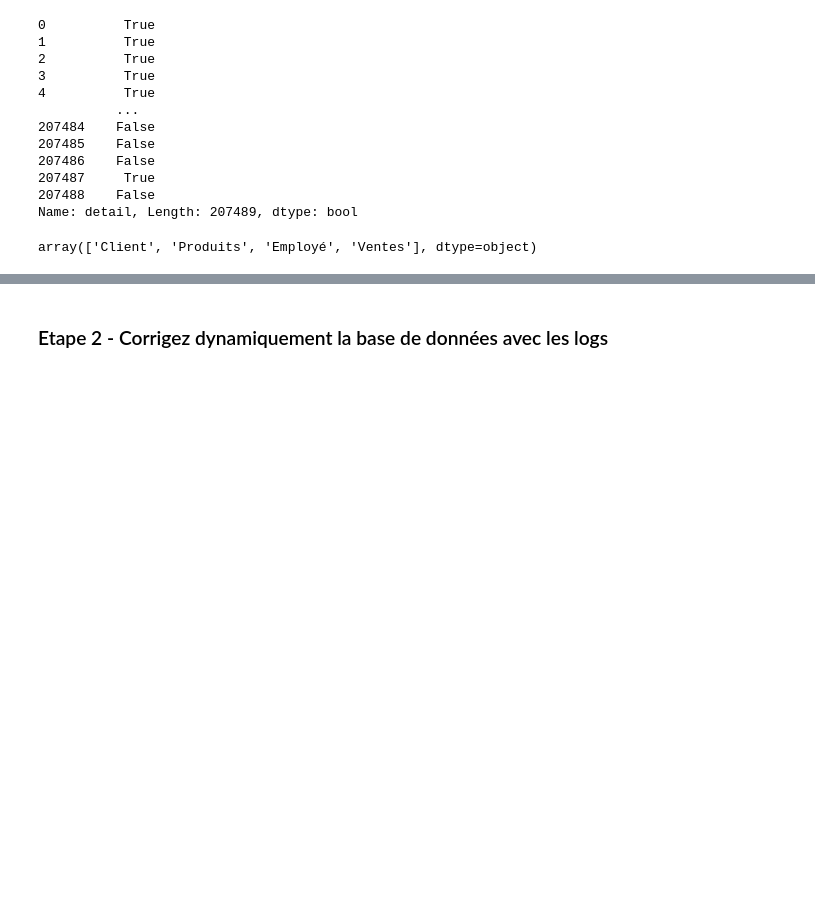
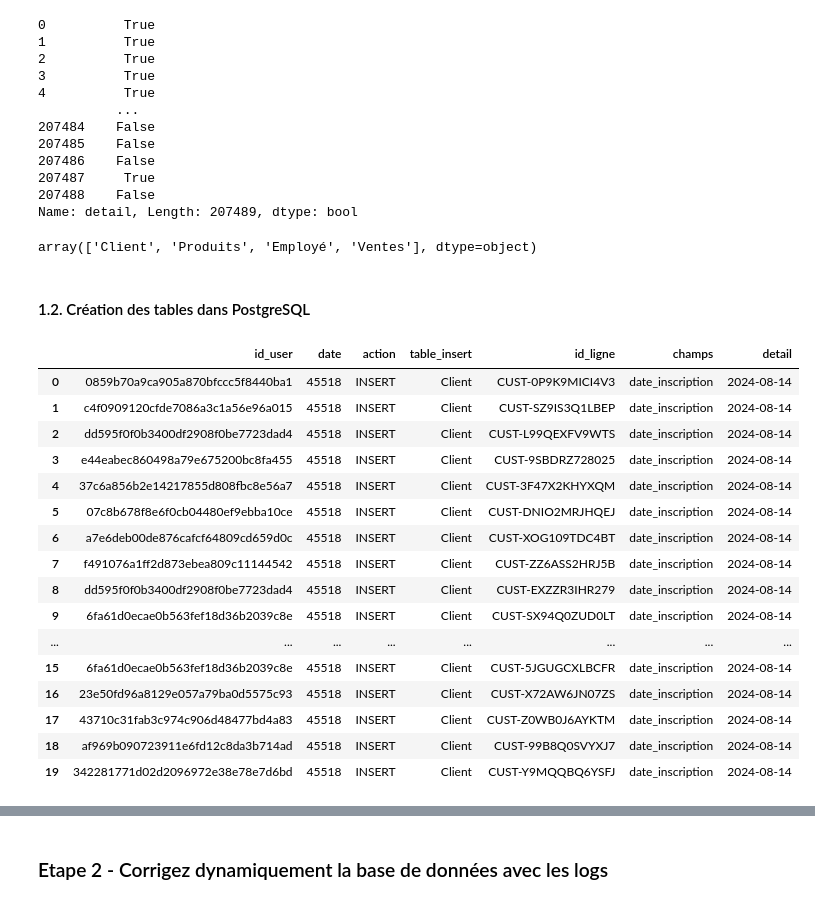
Before and after one commit to Sebules/Project_4_OpenClassrooms_Data_Engineer, a Jupyter notebook: Projet4-Sebastien.ipynb, the cells around one changed output, grey strips where cells are left out. Drawn from its saved outputs; the diff is of its cells as text; code cells hidden in the pictures; blank space fills up the shorter version.

```diff
--- a/Projet4-Sebastien.ipynb
+++ b/Projet4-Sebastien.ipynb
@@ -497,0 +545,13 @@ resultat
+# %%
+sql_command = """
+CREATE or REPLACE VIEW ca_arrondi AS(
+SELECT
+id_employe,
+SUM(ca_arrondie_par_employe) OVER() AS ca_arrondi
+FROM ca_per_employe
+);
+"""
+with engine.connect() as conn:
+    for cmd in sql_commands:
+        conn.execute(text(cmd))
+    conn.commit()
@@ -761,3 +845,46 @@ array(['Client', 'Produits', 'Employé', 'Ventes'], dtype=object)
 #     df = logs[logs['table_insert']==table]
 #     table = unidecode(table).lower()
 #     df.to_csv(chemin/f'Donnees/logs_{table}.csv',encoding='utf-8')
+# %% [markdown]
+#### 1.2. Création des tables dans PostgreSQL
+# %%
+sql_command = """
+CREATE TABLE IF NOT EXISTS logs_client (
+id_user VARCHAR NOT NULL,
+date INTEGER NOT NULL,
+action VARCHAR(10) NOT NULL,
+table_insert VARCHAR(10) NOT NULL,
+id_ligne VARCHAR(50) NOT NULL,
+champs VARCHAR(20) NOT NULL,
+detail DATE NOT NULL
+);
+"""
+with engine.connect() as conn:
+    for cmd in sql_commands:
+        conn.execute(text(cmd))
+    conn.commit()
+# %%
+sql_text = """
+SELECT * FROM logs_client;
+"""
+with engine.connect() as conn:
+    resultat=pd.read_sql(text(sql_text), conn)
+resultat
+# %% [output]
+|  | id_user | date | action | table_insert | id_ligne | champs | detail |
+| 0 | 0859b70a9ca905a870bfccc5f8440ba1 | 45518 | INSERT | Client | CUST-0P9K9MICI4V3 | date_inscription | 2024-08-14 |
+| 1 | c4f0909120cfde7086a3c1a56e96a015 | 45518 | INSERT | Client | CUST-SZ9IS3Q1LBEP | date_inscription | 2024-08-14 |
+| 2 | dd595f0f0b3400df2908f0be7723dad4 | 45518 | INSERT | Client | CUST-L99QEXFV9WTS | date_inscription | 2024-08-14 |
+| 3 | e44eabec860498a79e675200bc8fa455 | 45518 | INSERT | Client | CUST-9SBDRZ728025 | date_inscription | 2024-08-14 |
+| 4 | 37c6a856b2e14217855d808fbc8e56a7 | 45518 | INSERT | Client | CUST-3F47X2KHYXQM | date_inscription | 2024-08-14 |
+| 5 | 07c8b678f8e6f0cb04480ef9ebba10ce | 45518 | INSERT | Client | CUST-DNIO2MRJHQEJ | date_inscription | 2024-08-14 |
+| 6 | a7e6deb00de876cafcf64809cd659d0c | 45518 | INSERT | Client | CUST-XOG109TDC4BT | date_inscription | 2024-08-14 |
+| 7 | f491076a1ff2d873ebea809c11144542 | 45518 | INSERT | Client | CUST-ZZ6ASS2HRJ5B | date_inscription | 2024-08-14 |
+| 8 | dd595f0f0b3400df2908f0be7723dad4 | 45518 | INSERT | Client | CUST-EXZZR3IHR279 | date_inscription | 2024-08-14 |
+| 9 | 6fa61d0ecae0b563fef18d36b2039c8e | 45518 | INSERT | Client | CUST-SX94Q0ZUD0LT | date_inscription | 2024-08-14 |
+| ... | ... | ... | ... | ... | ... | ... | ... |
+| 15 | 6fa61d0ecae0b563fef18d36b2039c8e | 45518 | INSERT | Client | CUST-5JGUGCXLBCFR | date_inscription | 2024-08-14 |
+| 16 | 23e50fd96a8129e057a79ba0d5575c93 | 45518 | INSERT | Client | CUST-X72AW6JN07ZS | date_inscription | 2024-08-14 |
+| 17 | 43710c31fab3c974c906d48477bd4a83 | 45518 | INSERT | Client | CUST-Z0WB0J6AYKTM | date_inscription | 2024-08-14 |
+| 18 | af969b090723911e6fd12c8da3b714ad | 45518 | INSERT | Client | CUST-99B8Q0SVYXJ7 | date_inscription | 2024-08-14 |
+| 19 | 342281771d02d2096972e38e78e7d6bd | 45518 | INSERT | Client | CUST-Y9MQQBQ6YSFJ | date_inscription | 2024-08-14 |
```
Also changed, not shown: parts of 22 cells of this notebook, 1 other file.
